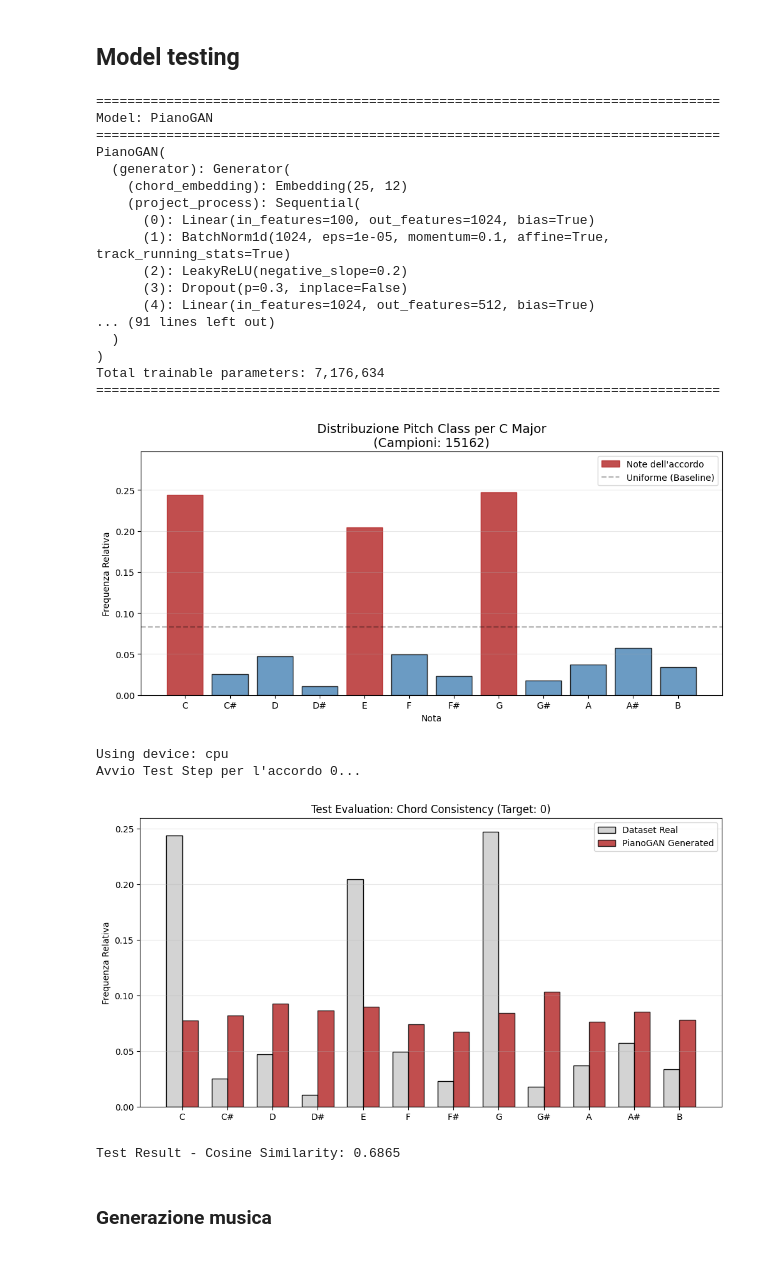
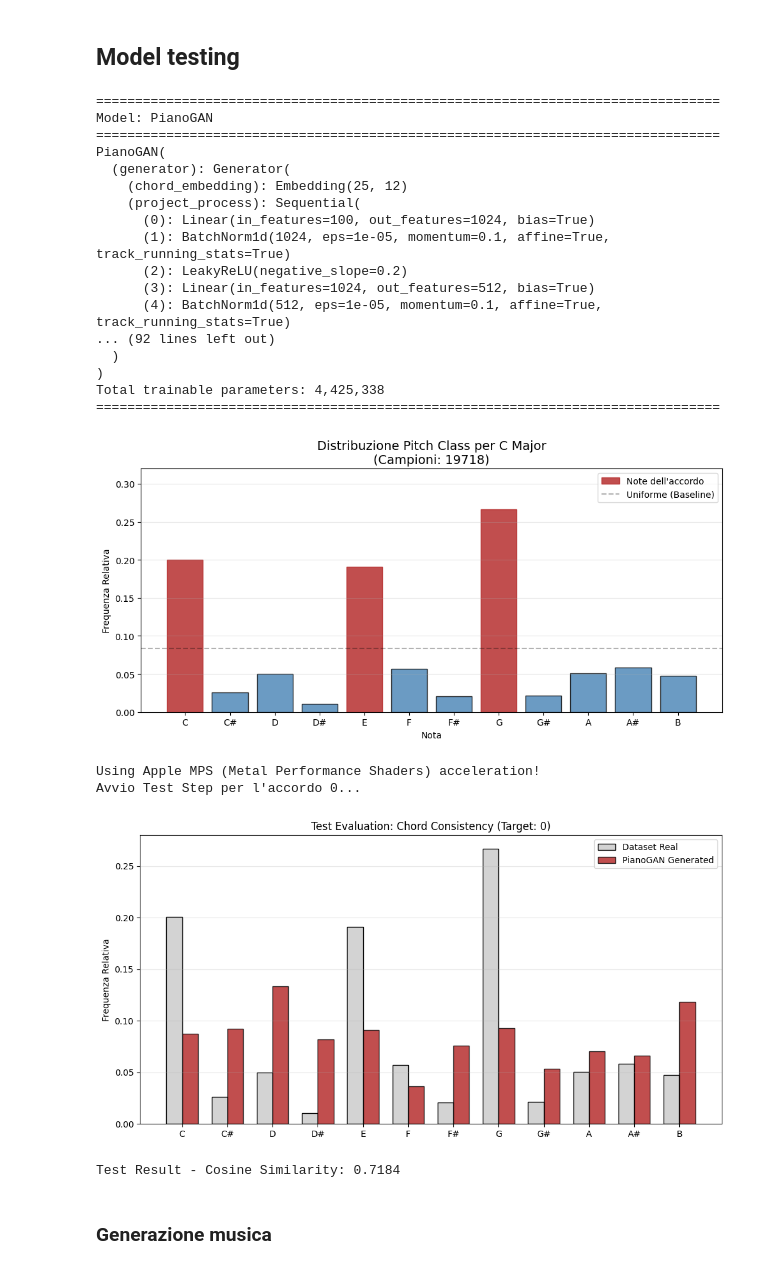
Before and after one commit to Andre1372/NNDL-project, a Jupyter notebook: notebooks/main_training.ipynb, the cells around one changed output. Saved outputs shown, nothing was run; the diff lists cells and outputs as text; code cells hidden in the pictures.

Commit message:
modifiche test

```diff
--- a/notebooks/main_training.ipynb
+++ b/notebooks/main_training.ipynb
@@ -37,18 +37,16 @@ total_segments = Path(chords_path).stat().st_size // 8
 print(f"Total segments found: {total_segments}")
 
 # Splitting
+# Splitting (90% Training, 10% Validation)
 all_indices = np.arange(total_segments)
-train_indices, temp_indices = train_test_split(all_indices, test_size=0.2, random_state=42, shuffle=True)
-val_indices, test_indices = train_test_split(temp_indices, test_size=0.5, random_state=42, shuffle=True)
+train_indices, val_indices = train_test_split(all_indices, test_size=0.10, random_state=42, shuffle=True)
 
-print(f"Train: {len(train_indices)} | Val: {len(val_indices)} | Test: {len(test_indices)}")
+print(f"Train: {len(train_indices)} | Val: {len(val_indices)}")
 
-# Dataset & Dataloaders
+# Dataset & Dataloaders (Test rimosso)
 train_dataset = PianoMmapDataset(MMAP_PREFIX, split_indices=train_indices)
 val_dataset   = PianoMmapDataset(MMAP_PREFIX, split_indices=val_indices)
-test_dataset  = PianoMmapDataset(MMAP_PREFIX, split_indices=test_indices)
 
-train_loader = torch.utils.data.DataLoader(train_dataset, batch_size=72, shuffle=True, num_workers=0) # num_workers=0 è più sicuro con memmap su Windows
+train_loader = torch.utils.data.DataLoader(train_dataset, batch_size=72, shuffle=True, num_workers=0)
 val_loader   = torch.utils.data.DataLoader(val_dataset, batch_size=72, shuffle=False, num_workers=0)
-test_loader  = torch.utils.data.DataLoader(test_dataset, batch_size=10, shuffle=True, num_workers=0)
 # %% [output]
@@ -95,8 +93,8 @@ checkpoint_callback = pl.callbacks.ModelCheckpoint(
     dirpath='../checkpoints',
     filename='pianogan-{epoch:02d}-{g_loss:.2f}',
     save_top_k=3,
-    monitor='g_loss', # O un'altra metrica se la logghi
-    mode='min',
+    monitor='global_step', # O un'altra metrica se la logghi
+    mode='max',
 )
 
 # Configurazione Early Stopping
@@ -108,7 +106,7 @@ early_stopping_callback = pl.callbacks.EarlyStopping(
 )
 
 trainer = LightningTrainer(
-    max_epochs=2,
+    max_epochs=20,
     accelerator='auto',
     checkpoint_callback=checkpoint_callback,
     early_stopping_callback=None,
@@ -147,7 +152,7 @@ model = PianoGAN(noise_dim=NOISE_DIM)
 model.summary()
 
 # Specifica il percorso del file dei pesi
-model = PianoGAN.load_from_checkpoint("/home/andrea/Documents/Università/Deeplearning/NNDL-project/checkpoints/pianogan-epoch=09-g_loss=-0.23.ckpt")
+model = PianoGAN.load_from_checkpoint("../checkpoints/pianogan-epoch=19-g_loss=0.34.ckpt")
 # %% [output]
 ================================================================================
 Model: PianoGAN
@@ -159,12 +164,12 @@ PianoGAN(
       (0): Linear(in_features=100, out_features=1024, bias=True)
       (1): BatchNorm1d(1024, eps=1e-05, momentum=0.1, affine=True, track_running_stats=True)
       (2): LeakyReLU(negative_slope=0.2)
-      (3): Dropout(p=0.3, inplace=False)
-      (4): Linear(in_features=1024, out_features=512, bias=True)
-... (91 lines left out)
+      (3): Linear(in_features=1024, out_features=512, bias=True)
+      (4): BatchNorm1d(512, eps=1e-05, momentum=0.1, affine=True, track_running_stats=True)
+... (92 lines left out)
   )
 )
-Total trainable parameters: 7,176,634
+Total trainable parameters: 4,425,338
 ================================================================================
 # %%
 import matplotlib.pyplot as plt
@@ -239,7 +244,7 @@ def analyze_and_plot_chord_distribution(loader, target_chord_idx=0, device='cpu'
 # Utilizzo:
 hist_c_major = analyze_and_plot_chord_distribution(train_loader, target_chord_idx=0)
 # %% [output]
-[figure, old version]
+[figure, new version]
 # %%
 import matplotlib.pyplot as plt
 # Rilevamento automatico del device
@@ -258,7 +263,7 @@ test_chord_target = 0 # Specifichiamo quale accordo vogliamo testare (es. Do Mag
 print(f"Avvio Test Step per l'accordo {test_chord_target}...")
 
 with torch.no_grad():
-    for batch in tqdm.tqdm(test_loader, desc="Testing"):
+    for batch in tqdm.tqdm(val_loader, desc="Testing"):
         prev, curr, chords = batch
 
         # Filtriamo il test set per l'accordo desiderato per avere un confronto equo
@@ -285,36 +290,36 @@ gen_hist_normalized = final_gen_counts / (final_gen_counts.sum() + 1e-8)
 gen_hist_normalized = gen_hist_normalized.cpu()
 
 # Calcolo folding modulo 12
 gen_pitch_class_hist = torch.zeros(12)
 for m in range(128):
     gen_pitch_class_hist[m % 12] += gen_hist_normalized[m]
 
 # 4. Visualizzazione Comparativa (Real vs Generated)
 note_names = ['C', 'C#', 'D', 'D#', 'E', 'F', 'F#', 'G', 'G#', 'A', 'A#', 'B']
 plt.figure(figsize=(12, 6))
 
 x = np.arange(len(note_names))
 width = 0.35
 
 plt.bar(x - width/2, hist_c_major.cpu().numpy(), width, label='Dataset Real', color='lightgray', edgecolor='black')
 plt.bar(x + width/2, gen_pitch_class_hist.numpy(), width, label='PianoGAN Generated', color='firebrick', edgecolor='black', alpha=0.8)
 
 plt.title(f"Test Evaluation: Chord Consistency (Target: {test_chord_target})")
 plt.xticks(x, note_names)
 plt.ylabel("Frequenza Relativa")
 plt.legend()
 plt.grid(axis='y', alpha=0.3)
 plt.show()
 
 # Calcolo metrica di similarità (Cosine Similarity)
 cos_sim = torch.nn.functional.cosine_similarity(gen_pitch_class_hist.unsqueeze(0),
                                                 hist_c_major.cpu().unsqueeze(0))
 print(f"Test Result - Cosine Similarity: {cos_sim.item():.4f}")
 # %% [output]
-Using device: cpu
+Using Apple MPS (Metal Performance Shaders) acceleration!
 Avvio Test Step per l'accordo 0...
-[figure, old version]
+[figure, new version]
-Test Result - Cosine Similarity: 0.6865
+Test Result - Cosine Similarity: 0.7184
 # %% [markdown]
 ### Generazione musica
 # %%
```
Also changed, not shown: parts of 4 cells of this notebook, 8 other files.
